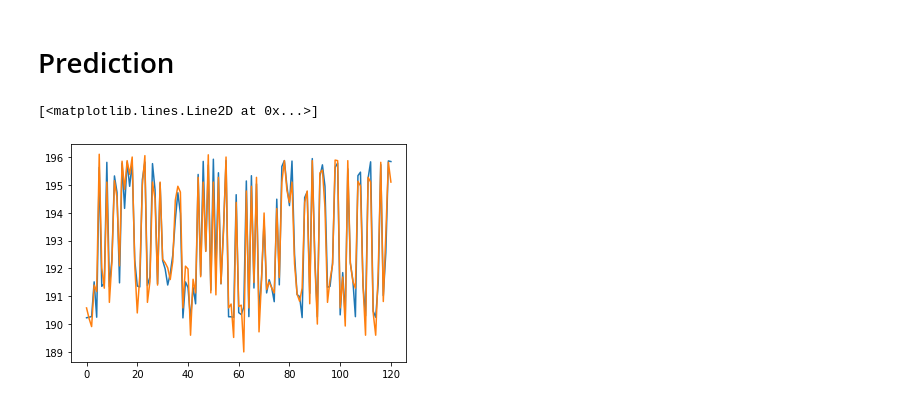
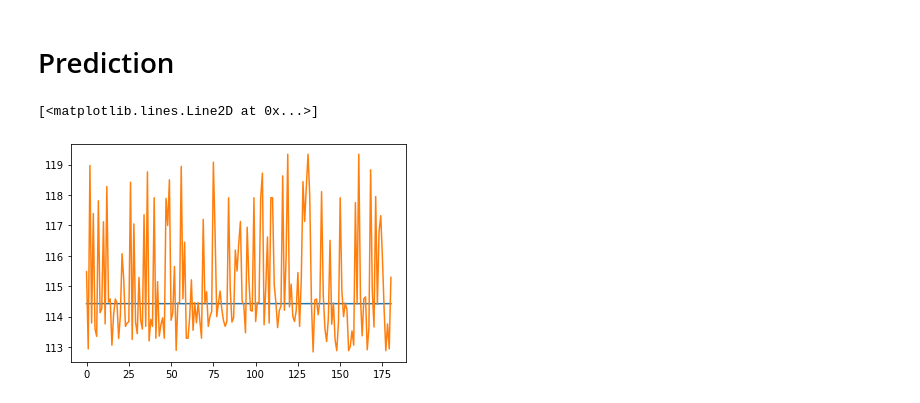
Before and after one commit to crabio/tinkoff-invest-bot, a Jupyter notebook: candles_analyzer/main.ipynb, the cells around one changed output. Saved outputs shown, nothing was run; the diff lists cells and outputs as text; code cells hidden in the pictures.

Commit message:
Update data set with hour interval

```diff
--- a/candles_analyzer/main.ipynb
+++ b/candles_analyzer/main.ipynb
@@ -63,7 +63,7 @@ df.head()
 # %% [markdown]
 ## Limit instruments count
 # %%
-df = df[df["id"] < 100]
+df = df[df["id"] < 50]
 # %%
 instruments_count = df["id"].unique().size
 # %% [markdown]
@@ -118,10 +118,10 @@ data_columns_list = [x for x in df_data_set.columns if re.match('.*_\d+', x) is
 # # Fill first row with zeros
 # df_data_set = df_data_set.fillna(0)
 
-# Normalize data
-column_normalizer = {'year':3000, 'month':12, 'day':31, 'weekday':7, 'hour':24, 'minute':60}
-for column_name, normalizer_val in column_normalizer.items():
-    df_data_set[column_name] /= normalizer_val
+# # Normalize data
+# column_normalizer = {'year':3000, 'month':12, 'day':31, 'weekday':7, 'hour':24, 'minute':60}
+# for column_name, normalizer_val in column_normalizer.items():
+#     df_data_set[column_name] /= normalizer_val
 
 # # Calc percentage
 # # df_data_set /= df_data_set.iloc[0]
@@ -205,7 +205,7 @@ y_train = output_scaler.transform(y_train)
 y_test = output_scaler.transform(y_test)
 
 # Reshape and create loopback
-look_back = 50
+look_back = 100
 
 def reshape_with_look_back(look_back, dataset):
     output = np.ndarray(((dataset.shape[0] - look_back), look_back + 1, dataset.shape[1]))
@@ -238,6 +238,6 @@ print(y_test.shape)
 # %%
 #Build the model
-layer_size = 200
+layer_size = 100
 
 model = keras.Sequential()
 model.add(layers.LSTM(units=layer_size,return_sequences=True,input_shape=(look_back + 1,X_size)))
@@ -249,7 +249,7 @@ model.add(layers.Dropout(0.2))
 model.add(layers.LSTM(units=layer_size))
 model.add(layers.Dropout(0.2))
 model.add(layers.Dense(units=y_size))
-model.compile(loss='mean_squared_error', optimizer='adam', metrics=['accuracy'])
+model.compile(loss='mae', optimizer='adam', metrics=['mse'])
 
 print(model.summary())
 
@@ -266,10 +266,10 @@ history = model.fit(X_train,
                     callbacks=[es])
 
 # summarize history for accuracy
-plt.plot(history.history['acc'])
-plt.plot(history.history['val_acc'])
-plt.title('model accuracy')
-plt.ylabel('accuracy')
+plt.plot(history.history['mse'])
+plt.plot(history.history['val_mse'])
+plt.title('model mean squard error')
+plt.ylabel('mse')
 plt.xlabel('epoch')
 plt.legend(['train', 'test'], loc='upper left')
 plt.show()
@@ -306,10 +305,10 @@ Epoch 00057: early stopping
 # %%
 y_pred_test = model.predict(X_test)
 
-plt.plot(output_scaler.inverse_transform(y_pred_test)[:,1])
-plt.plot(output_scaler.inverse_transform(y_test)[:,1])
+plt.plot(output_scaler.inverse_transform(y_pred_test)[:,0])
+plt.plot(output_scaler.inverse_transform(y_test)[:,0])
 # plt.plot(y_pred_test[:,0])
 # plt.plot(y_test.iloc[:,0].values)
 # %% [output]
 [<matplotlib.lines.Line2D at 0x...>]
-[figure, old version]
+[figure, new version]
```
Also changed, not shown: parts of 6 cells of this notebook, 2 other files.
